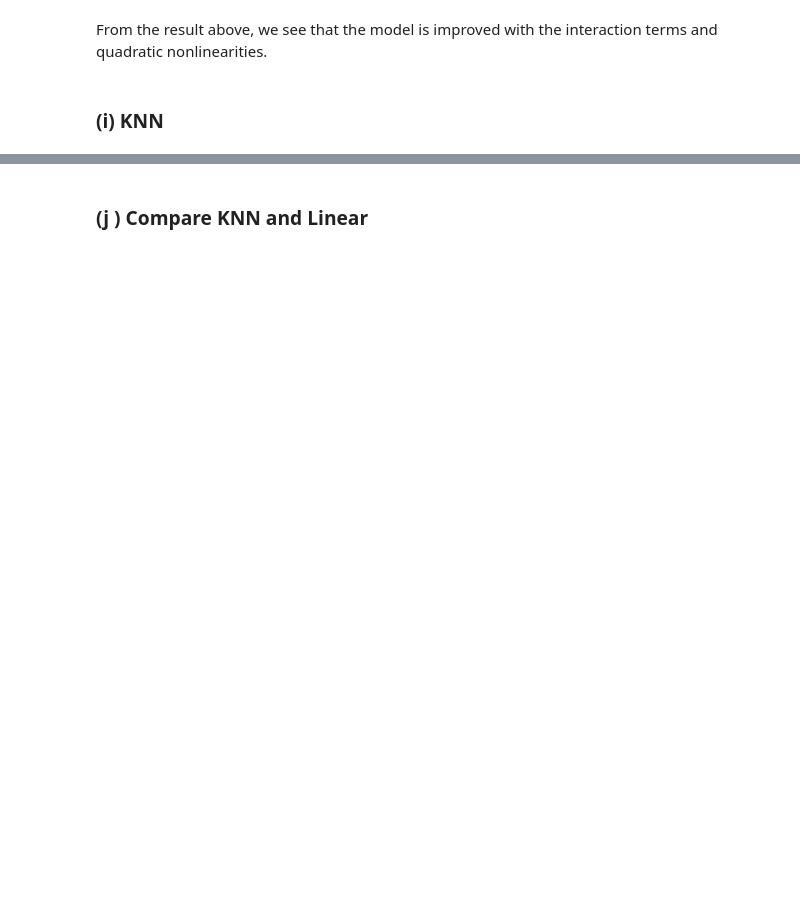
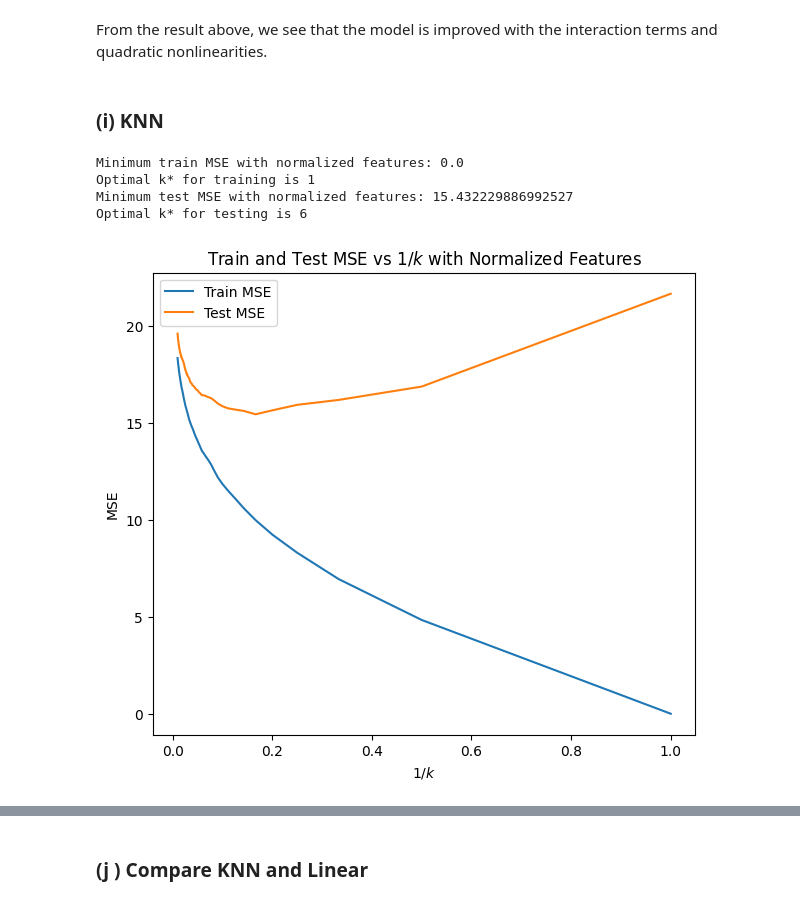
Before and after one commit to cxieusc/DSCI_552_HW2, a Jupyter notebook: notebook/Chong_Xie_HW2.ipynb, the cells around one changed output, grey strips where cells are left out. Saved outputs shown, nothing was run; the diff lists cells and outputs as text; code cells hidden in the pictures; blank space fills up the shorter version.

```diff
--- a/notebook/Chong_Xie_HW2.ipynb
+++ b/notebook/Chong_Xie_HW2.ipynb
@@ -350,6 +352,7 @@ regr_res = sm.OLS(Y_train, X_train_sm).fit()
 
 regr_train_mse = sklearn.metrics.mean_squared_error(Y_train, regr_res.predict(X_train_sm))
 regr_test_mse  = sklearn.metrics.mean_squared_error(Y_test,  regr_res.predict(X_test_sm))
+summarize_test_error['Linear Regression without interaction'] = regr_test_mse
 
 # Model B: all interactions + quadratic nonlinearities
 Ptr = poly.fit_transform(X_train)
@@ -397,6 +400,7 @@ reduce_res = sm.OLS(Y_train, X_train_poly[["const"] + keep]).fit()
 
 reduce_train_mse = sklearn.metrics.mean_squared_error(Y_train, reduce_res.predict(X_train_poly[["const"] + keep]))
 reduce_test_mse  = sklearn.metrics.mean_squared_error(Y_test,  reduce_res.predict(X_test_poly[["const"] + keep]))
+summarize_test_error['Linear Regression with interaction'] = reduce_test_mse
 
 print("Train MSE for model without interaction is", regr_train_mse)
 print("Test  MSE for model without interaction is", regr_test_mse)
@@ -413,3 +417,44 @@ Test  MSE for model with interaction is 17.778386910233746
 From the result above, we see that the model is improved with the interaction terms and quadratic nonlinearities.
 # %% [markdown]
 ### (i) KNN
+# %%
+min_max_scaler = sklearn.preprocessing.MinMaxScaler()
+scaling_model = min_max_scaler.fit(X_train)
+X_train_scaled = scaling_model.transform(X_train)
+X_test_scaled  = scaling_model.transform(X_test)
+# %%
+# With normalized data
+k_values = [i for i in range(1, 101)]
+k_inv = [1 / k for k in k_values]
+train_mse = []
+test_mse = []
+
+for k in k_values:
+    knn = sklearn.neighbors.KNeighborsRegressor(n_neighbors=k)
+    knn.fit(X_train_scaled, Y_train)
+
+    train_mse.append(sklearn.metrics.mean_squared_error(Y_train, knn.predict(X_train_scaled)))
+    test_mse.append(sklearn.metrics.mean_squared_error(Y_test,  knn.predict(X_test_scaled)))
+# %%
+print('Minimum train MSE with normalized features:', min(train_mse))
+print('Optimal k* for training is', k_values[np.argmin(train_mse)])
+print('Minimum test MSE with normalized features:', min(test_mse))
+print('Optimal k* for testing is', k_values[np.argmin(test_mse)])
+
+# Store test MSE
+summarize_test_error['KNN Regression with Normalized Features'] = min(test_mse)
+
+plt.figure(figsize=(7, 6))
+plt.plot(k_inv, train_mse, label='Train MSE')
+plt.plot(k_inv, test_mse, label='Test MSE')
+plt.title('Train and Test MSE vs $1/k$ with Normalized Features')
+plt.xlabel('$1/k$')
+plt.ylabel('MSE')
+plt.legend()
+plt.show()
+# %% [output]
+Minimum train MSE with normalized features: 0.0
+Optimal k* for training is 1
+Minimum test MSE with normalized features: 15.432229886992527
+Optimal k* for testing is 6
+[figure, added]
```
Also changed, not shown: parts of 10 cells of this notebook.
